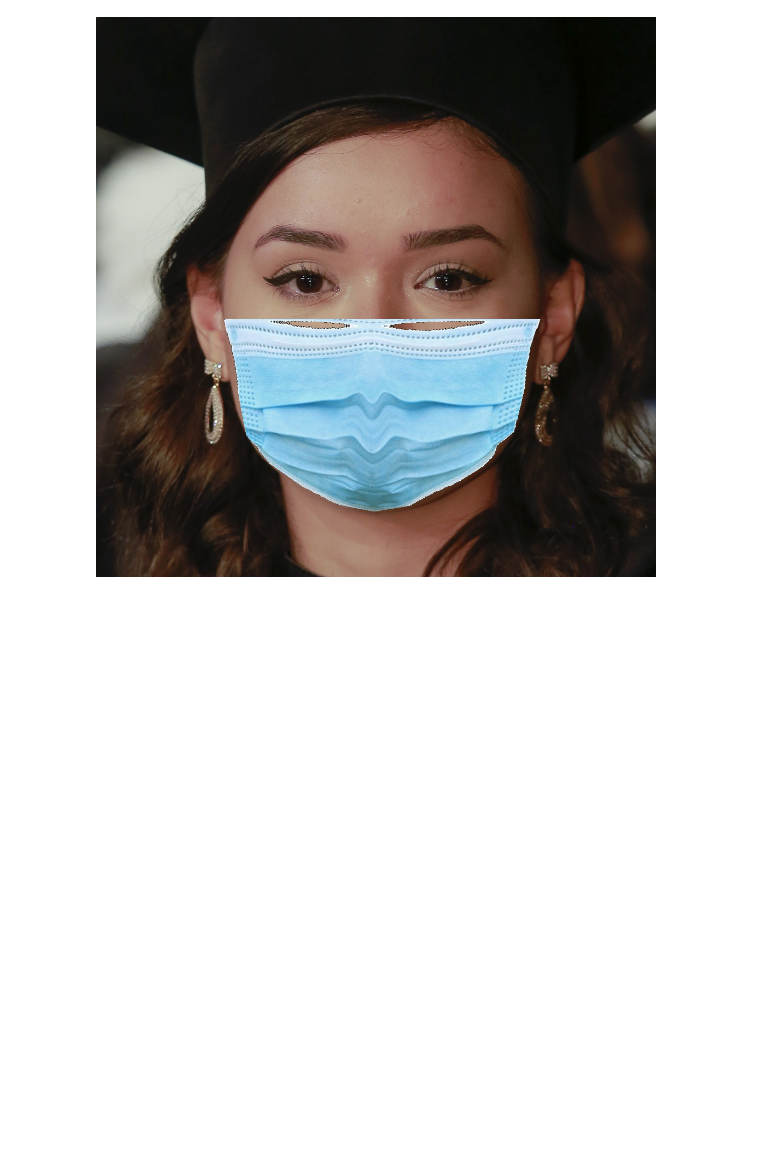
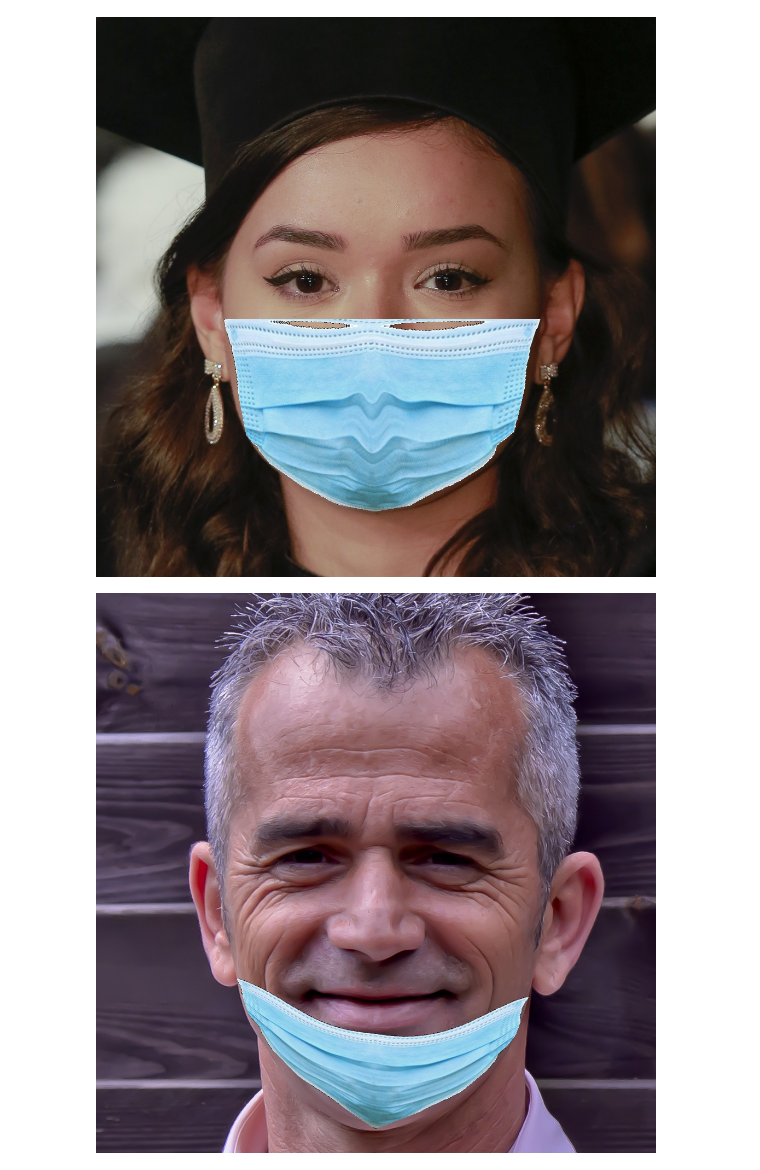
Before and after one commit to eric-h-kang/FaceMaskDetection, a Jupyter notebook: EDA.ipynb, the cells around one changed output. Cells and saved outputs as stored; diff of their text form; code cells hidden in the pictures; blank space fills up the shorter version.

```diff
--- a/EDA.ipynb
+++ b/EDA.ipynb
@@ -8,3 +9,13 @@ pil_im = Image.open(path)
 pil_im
 # %% [output]
 [figure]
+# %%
+#file path for random uncovered image in the train dataset
+#the reason why it is incorrect is labeled in the image title
+uncovered_path = '/datasets/MaskedFace-Net/train/incorrect/29943_Mask_Chin.jpg'
+# %%
+pil_im_1 = Image.open(uncovered_path)
+# %%
+pil_im_1
+# %% [output]
+[figure, added]
```
Also changed, not shown: parts of 2 cells of this notebook.
